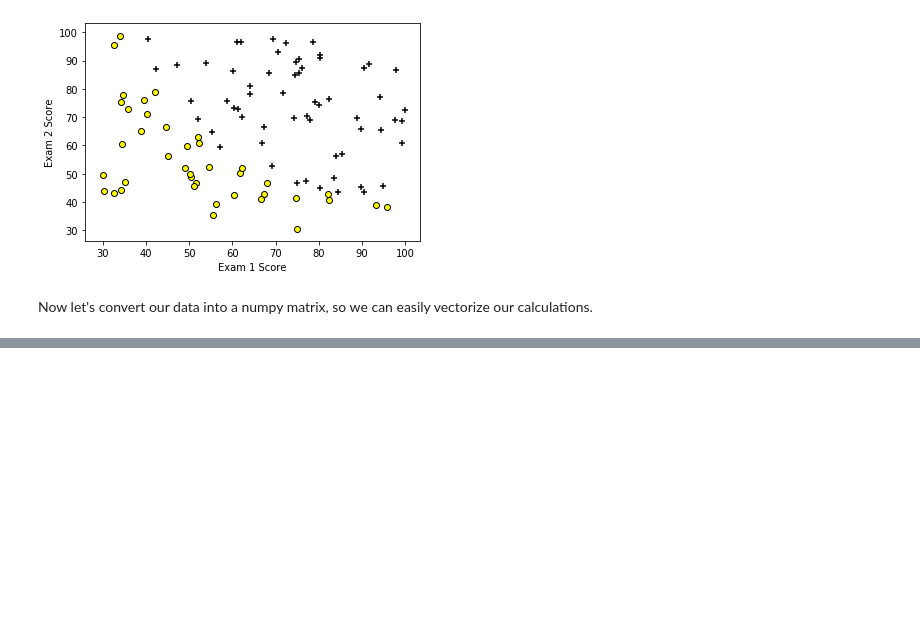
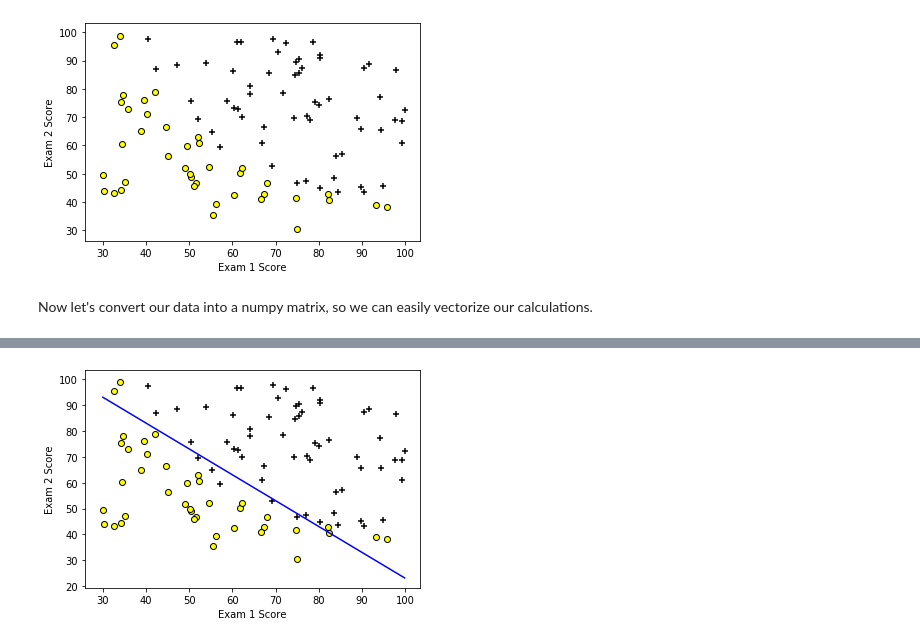
Before and after one commit to m-lyon/MachineLearningLearning, a Jupyter notebook: notebooks/Logistic Regression.ipynb, the cells around one changed output, grey strips where cells are left out. Cells and saved outputs as stored; diff of their text form; code cells hidden in the pictures; blank space fills up the shorter version.

```diff
--- a/notebooks/Logistic Regression.ipynb
+++ b/notebooks/Logistic Regression.ipynb
@@ -106,0 +179,24 @@ def gradientDescent(costFunction, theta, X, Y, n):
+# %%
+# Plot scatter plot with line of best fit defined by theta
+def plotWithBestFit(df, theta_min):
+
+    #theta_min = np.asarray(theta_vals[2])
+    x_1 = df['Exam Score 1'].min()
+    y_1 = (-1 / theta_min[2]) * ((x_1*theta_min[1]) + theta_min[0])
+    x_2 = df['Exam Score 1'].max()
+    y_2 = (-1 / theta_min[2]) * ((x_2*theta_min[1]) + theta_min[0])
+
+    plt.scatter(pass_df['Exam Score 1'], pass_df['Exam Score 2'], marker='+', color='black')
+    plt.scatter(fail_df['Exam Score 1'], fail_df['Exam Score 2'], marker='o', color='yellow', edgecolors='black')
+    plt.plot([x_1, x_2], [y_1, y_2], color='blue')
+    plt.ylabel('Exam 2 Score')
+    plt.xlabel('Exam 1 Score')
+
+    plt.show()
+# %%
+theta_min = theta_vals[100]
+theta_min = np.squeeze(np.asarray(theta_min))
+
+plotWithBestFit(df, np.ndarray.tolist(theta_min))
+# %% [output]
+[figure, added]
```
Also changed, not shown: parts of 25 cells of this notebook, 1 other file.
